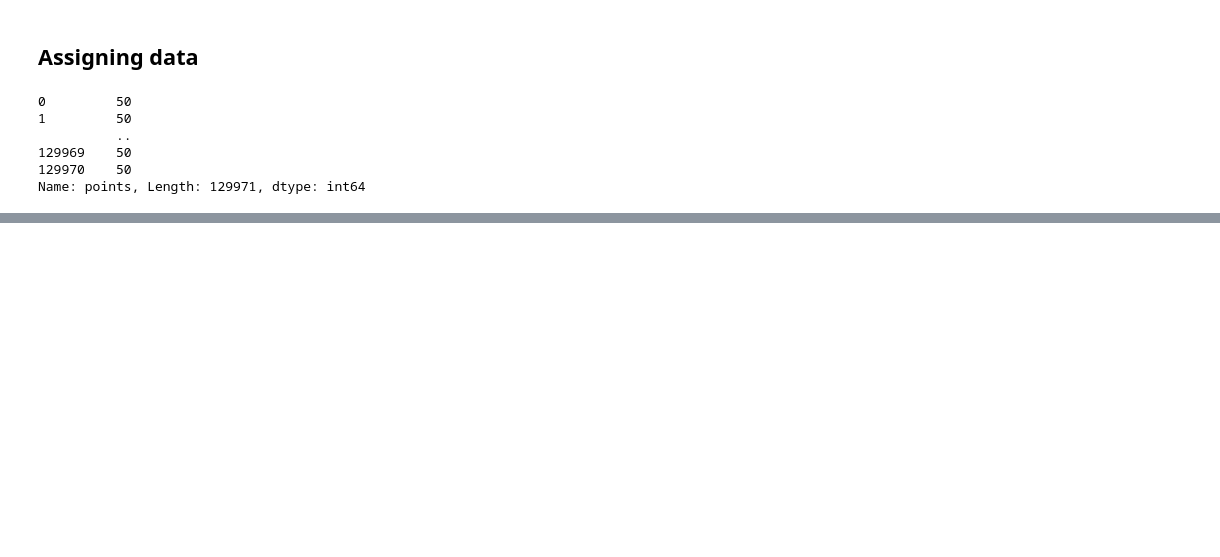
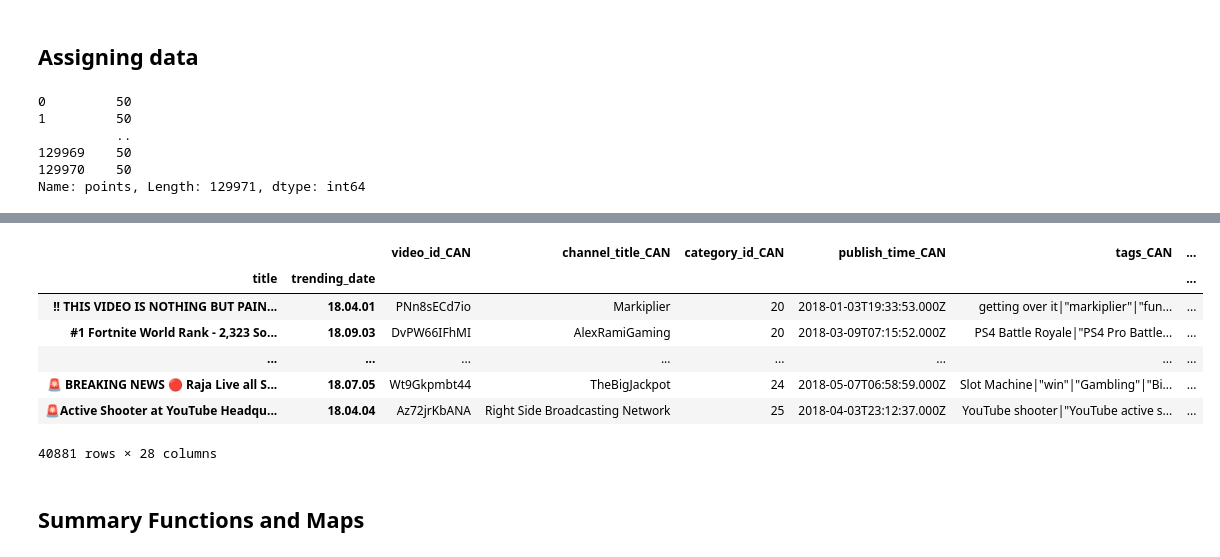
Before and after one commit to Kkhurana007/kaggle_python_practice, a Jupyter notebook: Pandas.ipynb, the cells around one changed output, grey strips where cells are left out. Cells and saved outputs as stored; diff of their text form; code cells hidden in the pictures; blank space fills up the shorter version.

```diff
--- a/Pandas.ipynb
+++ b/Pandas.ipynb
@@ -286,0 +371,17 @@ Name: points, Length: 129971, dtype: int64
+# %%
+# joining
+left = CAdata.set_index(['title', 'trending_date'])
+right = FRdata.set_index(['title', 'trending_date'])
+
+left.join(right, lsuffix= '_CAN', rsuffix = '_FR')
+# %% [output]
+|  |  | video_id_CAN | channel_title_CAN | category_id_CAN | publish_time_CAN | tags_CAN | ... |
+| title | trending_date |  |  |  |  |  | ... |
+| !! THIS VIDEO IS NOTHING BUT PAIN... | 18.04.01 | PNn8sECd7io | Markiplier | 20 | 2018-01-03T19:33:53.000Z | getting over it|"markiplier"|"fun... | ... |
+| #1 Fortnite World Rank - 2,323 So... | 18.09.03 | DvPW66IFhMI | AlexRamiGaming | 20 | 2018-03-09T07:15:52.000Z | PS4 Battle Royale|"PS4 Pro Battle... | ... |
+| ... | ... | ... | ... | ... | ... | ... | ... |
+| 🚨 BREAKING NEWS 🔴 Raja Live all S... | 18.07.05 | Wt9Gkpmbt44 | TheBigJackpot | 24 | 2018-05-07T06:58:59.000Z | Slot Machine|"win"|"Gambling"|"Bi... | ... |
+| 🚨Active Shooter at YouTube Headqu... | 18.04.04 | Az72jrKbANA | Right Side Broadcasting Network | 25 | 2018-04-03T23:12:37.000Z | YouTube shooter|"YouTube active s... | ... |
+40881 rows × 28 columns
+# %% [markdown]
+## Summary Functions and Maps
```
Also changed, not shown: parts of 8 cells of this notebook.
